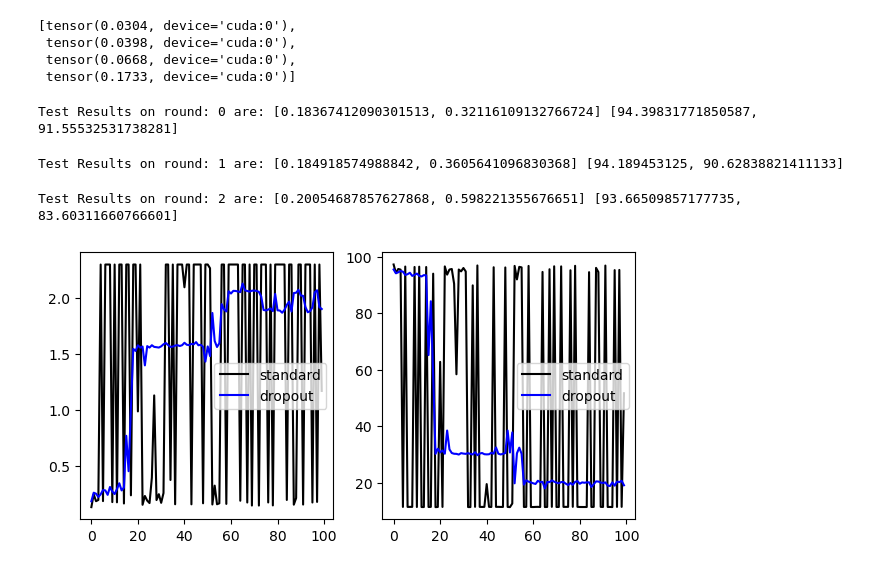
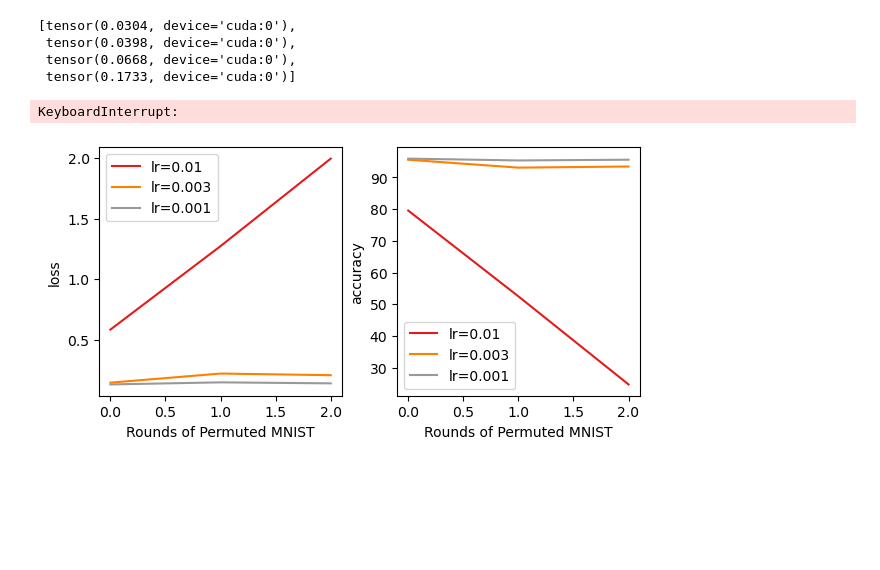
Before and after one commit to celiaberon/networkAlignmentAnalysis, a Jupyter notebook: testbook.ipynb, the cells around one changed output. Cells and saved outputs as stored; diff of their text form; code cells hidden in the pictures; blank space fills up the shorter version.

```diff
--- a/testbook.ipynb
+++ b/testbook.ipynb
@@ -265,11 +266,24 @@ def do_permuted_round(nets, optimizers, dataset, train_epochs=1, verbose=False):
 model_name = 'MLP'
 dataset_name = 'MNIST'
 
-net = get_model(model_name, build=True, dataset=dataset_name, dropout=0.0, ignore_flag=False)
-net.to(DEVICE)
+hidden_widths = [2000, 2000, 2000]
 
-net_dropout = get_model(model_name, build=True, dataset=dataset_name, dropout=0.5, ignore_flag=False)
-net_dropout.to(DEVICE)
+lrs = [1e-2, 3e-3, 1e-3]
+num_replicates = 3
+
+nets = []
+optimizers = []
+net_lr = []
+for lr in lrs:
+    for rep in range(num_replicates):
+        net = get_model(model_name, build=True, dataset=dataset_name, hidden_widths=hidden_widths, dropout=0.0, ignore_flag=False)
+        net.to(DEVICE)
+
+        optimizer = torch.optim.Adam(net.parameters(), lr=lr)
+
+        nets.append(net)
+        optimizers.append(optimizer)
+        net_lr.append(lr)
 
 loader_parameters = dict(
     shuffle=True,
@@ -277,14 +291,7 @@ loader_parameters = dict(
 dataset = get_dataset(dataset_name, build=True, transform_parameters=net, loader_parameters=loader_parameters, device=DEVICE)
 dataset = add_permutation(dataset)
 
-optimizer = torch.optim.Adam(net.parameters(), lr=1e-2, weight_decay=1e-5)
-optimizer_dropout = torch.optim.Adam(net_dropout.parameters(), lr=1e-2, weight_decay=1e-5)
-
-nets = [net, net_dropout]
-optimizers = [optimizer, optimizer_dropout]
-
-
-num_rounds = 100
+num_rounds = 50
 
 train_loss = []
 train_accuracy = []
@@ -296,25 +303,31 @@ for round in tqdm(range(num_rounds)):
     train_accuracy.append(c_train_res['accuracy'])
     test_loss.append(c_test_res['loss'])
     test_accuracy.append(c_test_res['accuracy'])
-    print("Test Results on round:", round, "are:", c_test_res['loss'], c_test_res['accuracy'])
 # %% [output]
-Test Results on round: 0 are: [0.18367412090301513, 0.32116109132766724] [94.39831771850587, 91.55532531738281]
+KeyboardInterrupt:
-Test Results on round: 1 are: [0.184918574988842, 0.3605641096830368] [94.189453125, 90.62838821411133]
-Test Results on round: 2 are: [0.20054687857627868, 0.598221355676651] [93.66509857177735, 83.60311660766601]
 # %%
 loss = torch.stack([torch.tensor(l) for l in test_loss])
 accuracy = torch.stack([torch.tensor(a) for a in test_accuracy])
 
-cols = 'kb'
-names = ['standard', 'dropout']
+type_loss = utils.compute_stats_by_type(loss, len(lrs), 1)[0]
+type_accuracy = utils.compute_stats_by_type(accuracy, len(lrs), 1)[0]
+
+# print(loss.shape, accuracy.shape, type_loss.shape, type_accuracy.shape)
+
+cols = mpl.colormaps['Set1'].resampled(len(lrs))
+names = [f"lr={lr}" for lr in lrs]
 
 fig, ax = plt.subplots(1, 2, figsize=(6, 3), layout='constrained')
-for ii in range(2):
-    ax[0].plot(range(100), loss[:, ii], c=cols[ii], label=names[ii])
-    ax[1].plot(range(100), accuracy[:, ii], c=cols[ii], label=names[ii])
+for ii in range(len(lrs)):
+    ax[0].plot(range(num_rounds), type_loss[:, ii], c=cols(ii), label=names[ii])
+    ax[1].plot(range(num_rounds), type_accuracy[:, ii], c=cols(ii), label=names[ii])
 
+ax[0].set_xlabel('Rounds of Permuted MNIST')
+ax[1].set_xlabel('Rounds of Permuted MNIST')
+ax[0].set_ylabel('loss')
+ax[1].set_ylabel('accuracy')
 ax[0].legend(loc='best')
 ax[1].legend(loc='best')
 plt.show()
 # %% [output]
-[figure, old version]
+[figure, new version]
```
Also changed, not shown: parts of 3 cells of this notebook, 1 other file.
